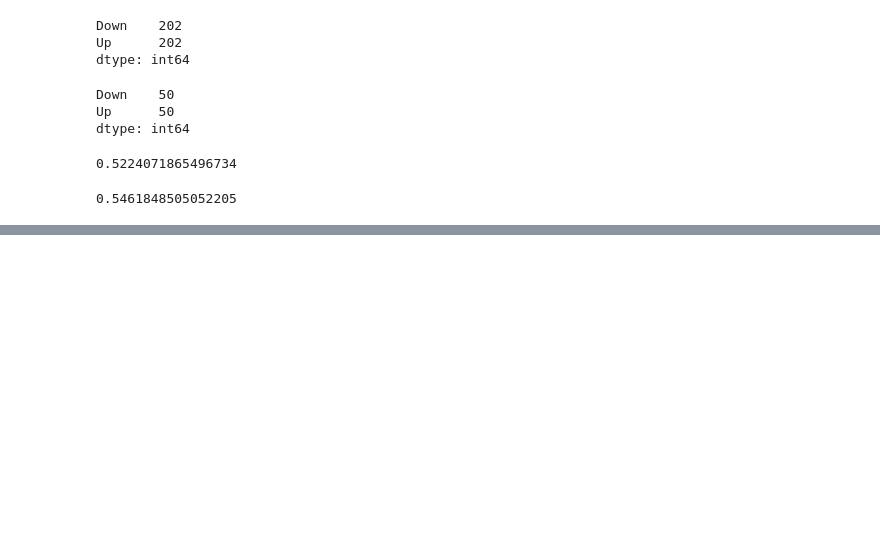
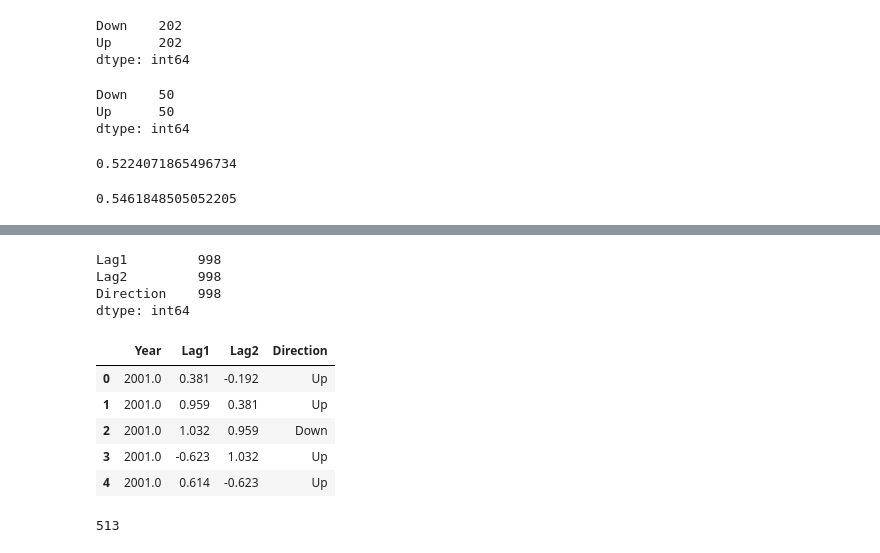
Before and after one commit to sameervk/ISLR_Python, a Jupyter notebook: Classification/Smarket_QDA_Classification.ipynb, the cells around one changed output, grey strips where cells are left out. Saved outputs shown, nothing was run; the diff lists cells and outputs as text; code cells hidden in the pictures; blank space fills up the shorter version.

```diff
--- a/Classification/Smarket_QDA_Classification.ipynb
+++ b/Classification/Smarket_QDA_Classification.ipynb
@@ -407,0 +435,24 @@ pred_prob_test_df['Up'].max()
+# %%
+train_data_fit.count()
+# %% [output]
+Lag1         998
+Lag2         998
+Direction    998
+dtype: int64
+# %%
+#Resetting index of training data
+train_data_fit.reset_index(inplace=True)
+train_data_fit.head()
+# %% [output]
+|  | Year | Lag1 | Lag2 | Direction |
+| 0 | 2001.0 | 0.381 | -0.192 | Up |
+| 1 | 2001.0 | 0.959 | 0.381 | Up |
+| 2 | 2001.0 | 1.032 | 0.959 | Down |
+| 3 | 2001.0 | -0.623 | 1.032 | Up |
+| 4 | 2001.0 | 0.614 | -0.623 | Up |
+# %%
+#Correct predictions
+correct_pred = train_data_fit[train_data_fit['Direction'] == y_pred]
+len(correct_pred)
+# %% [output]
+513
```
Also changed, not shown: parts of 25 cells of this notebook.
